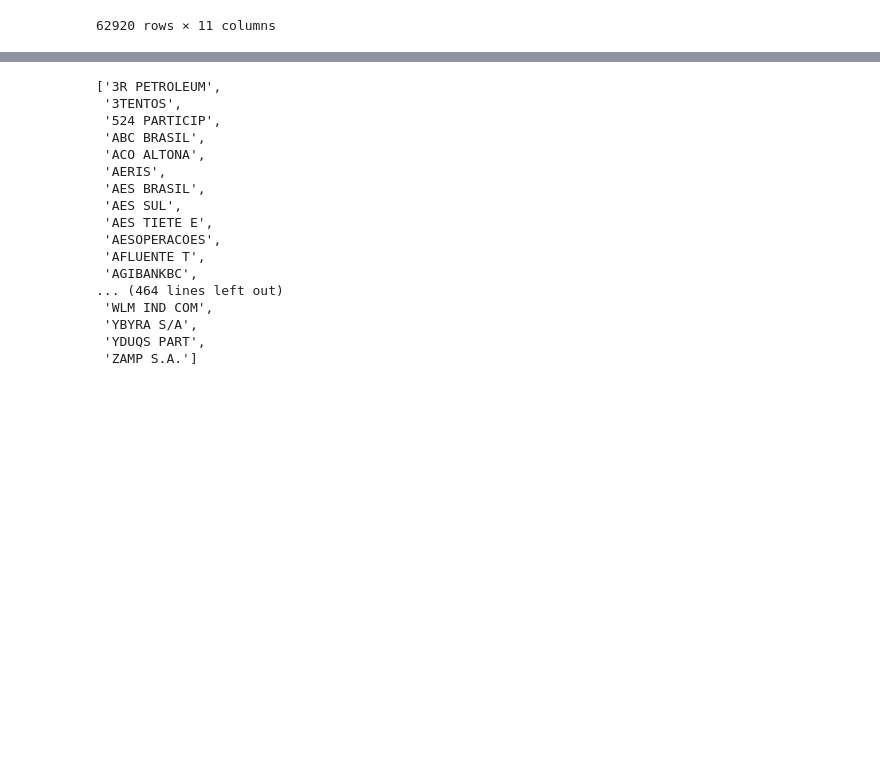
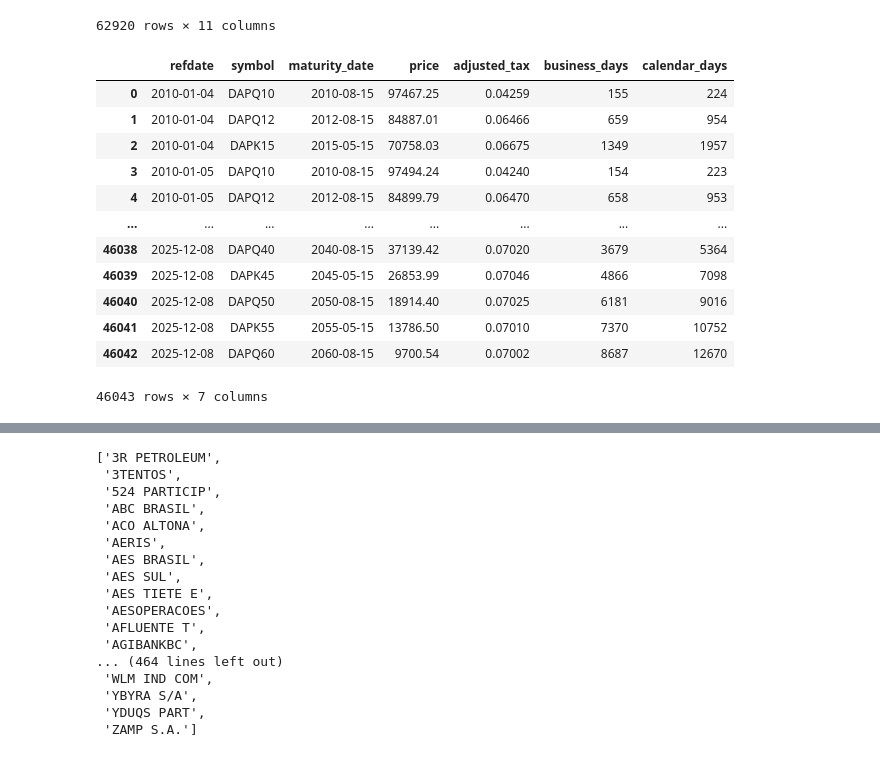
Before and after one commit to wilsonfreitas/brasa, a Jupyter notebook: notebooks/test-downloaders.ipynb, the cells around one changed output, grey strips where cells are left out. Saved outputs shown, nothing was run; the diff lists cells and outputs as text; code cells hidden in the pictures; blank space fills up the shorter version.

Commit message:
feat: Add new ETL steps for future maturity date conversion and business day calculations

```diff
--- a/notebooks/test-downloaders.ipynb
+++ b/notebooks/test-downloaders.ipynb
@@ -139,6 +139,23 @@ tb.to_pandas()
 | 62918 | BVBR | 200002446339 | 8 | BVMF | 19.69 | 19.69 | 19.92 | ... |
 | 62919 | LVOL | 200001566138 | 8 | BVMF | 125.28 | 125.28 | 126.85 | ... |
 62920 rows × 11 columns
+# %%
+tb = brasa.get_dataset("b3-futures-dap").to_table()
+tb.to_pandas()
+# %% [output]
+|  | refdate | symbol | maturity_date | price | adjusted_tax | business_days | calendar_days |
+| 0 | 2010-01-04 | DAPQ10 | 2010-08-15 | 97467.25 | 0.04259 | 155 | 224 |
+| 1 | 2010-01-04 | DAPQ12 | 2012-08-15 | 84887.01 | 0.06466 | 659 | 954 |
+| 2 | 2010-01-04 | DAPK15 | 2015-05-15 | 70758.03 | 0.06675 | 1349 | 1957 |
+| 3 | 2010-01-05 | DAPQ10 | 2010-08-15 | 97494.24 | 0.04240 | 154 | 223 |
+| 4 | 2010-01-05 | DAPQ12 | 2012-08-15 | 84899.79 | 0.06470 | 658 | 953 |
+| ... | ... | ... | ... | ... | ... | ... | ... |
+| 46038 | 2025-12-08 | DAPQ40 | 2040-08-15 | 37139.42 | 0.07020 | 3679 | 5364 |
+| 46039 | 2025-12-08 | DAPK45 | 2045-05-15 | 26853.99 | 0.07046 | 4866 | 7098 |
+| 46040 | 2025-12-08 | DAPQ50 | 2050-08-15 | 18914.40 | 0.07025 | 6181 | 9016 |
+| 46041 | 2025-12-08 | DAPK55 | 2055-05-15 | 13786.50 | 0.07010 | 7370 | 10752 |
+| 46042 | 2025-12-08 | DAPQ60 | 2060-08-15 | 9700.54 | 0.07002 | 8687 | 12670 |
+46043 rows × 7 columns
 # %%
 brasa.get_dataset("b3-companies-details").to_table().to_pandas()
 # %% [output]
```
Also changed, not shown: 3 other files.
